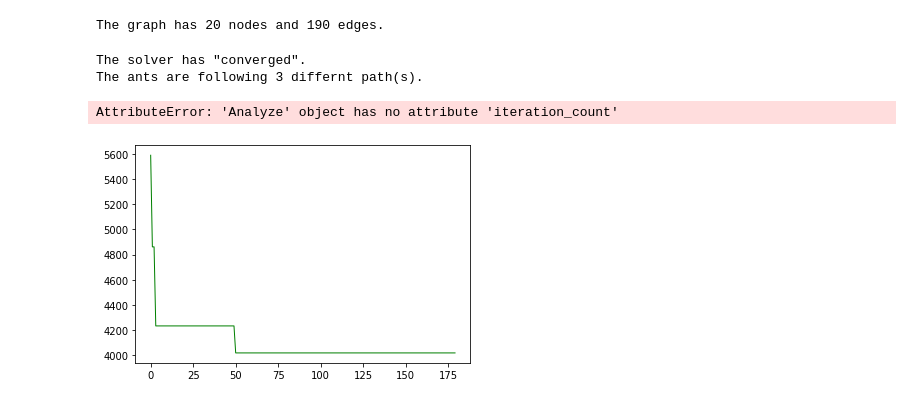
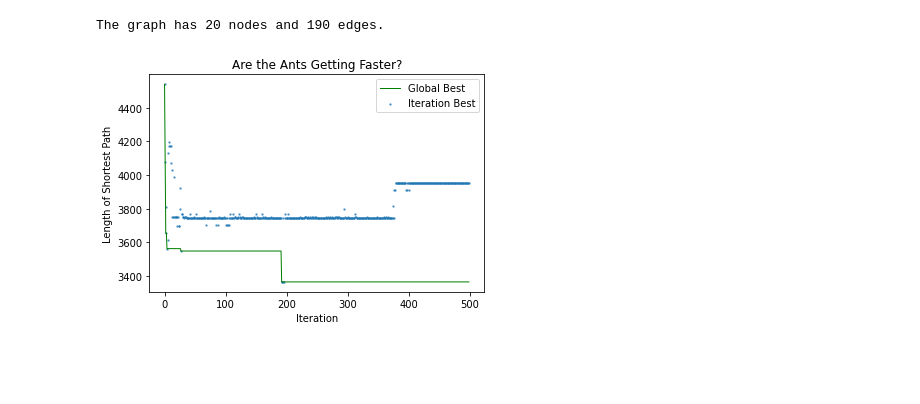
Before and after one commit to gambingo/opt-art, a Jupyter notebook: line-drawings/notebooks/Ants.ipynb, the cells around one changed output. Saved outputs shown, nothing was run; the diff lists cells and outputs as text; code cells hidden in the pictures; blank space fills up the shorter version.

Commit message:
incorporated plotting tools

```diff
--- a/line-drawings/notebooks/Ants.ipynb
+++ b/line-drawings/notebooks/Ants.ipynb
@@ -48,16 +51,12 @@ optimization = Optimize(lite_stippling.chosen_points,
 # %% [output]
 The graph has 20 nodes and 190 edges.
 # %%
-optimization.optimize(num_iterations=500)
+optimization.optimize(num_iterations=500, convergence_overide=True)
 # analyze = Analyze(optimization)
-# %% [output]
-The solver has "converged".
-The ants are following 3 differnt path(s).
 # %%
-analyze.plot_convergence()
+optimization.plot_convergence()
 # %% [output]
-AttributeError: 'Analyze' object has no attribute 'iteration_count'
-[figure, old version]
+[figure, new version]
 # %%
 optimization.plot_unique_paths()
 # %% [output]
```
Also changed, not shown: parts of 8 cells of this notebook, 4 other files.
